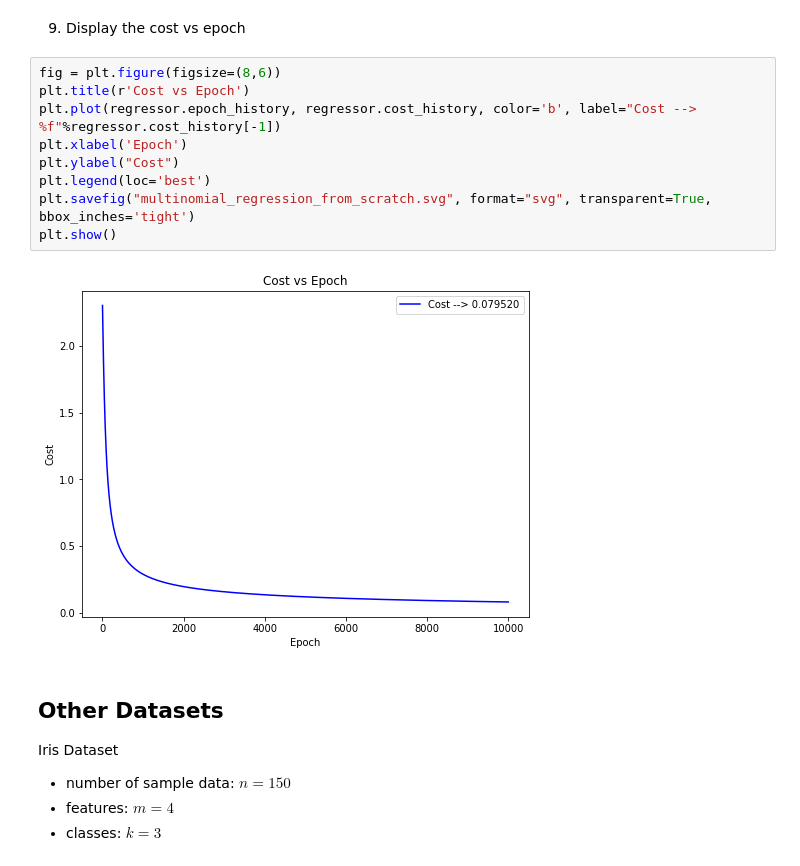
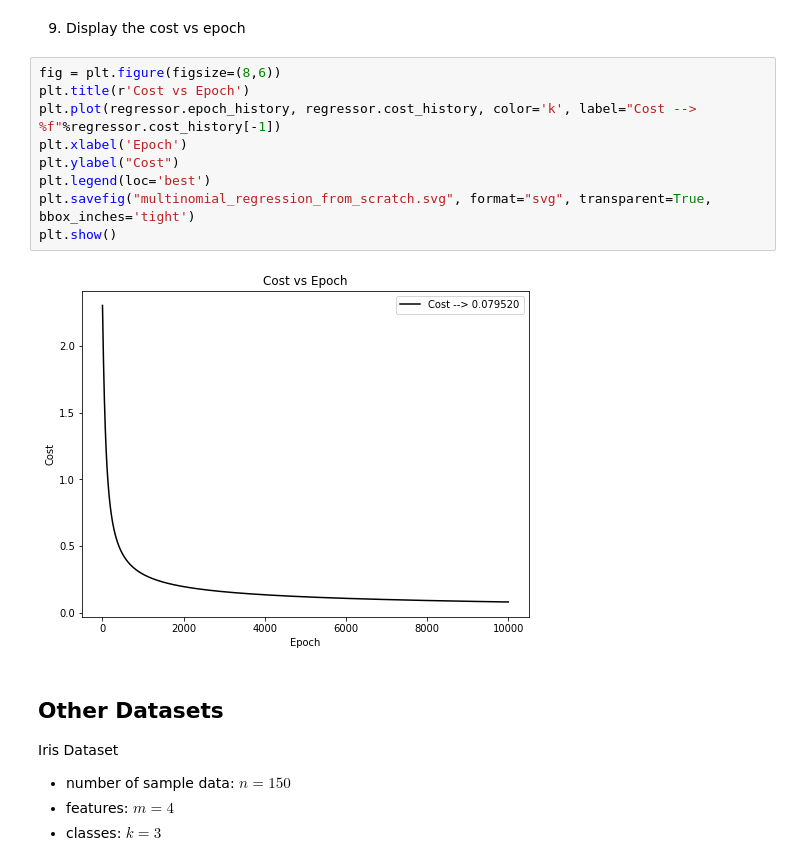
Before and after one commit to jchen8000/MLDLWithPython, a Jupyter notebook: 4_03_Multinomial_Logistic_Regression/MLR_Algorithm_Implementation.ipynb, the cells around one changed output. Cells and saved outputs as stored; diff of their text form.

```diff
--- a/4_03_Multinomial_Logistic_Regression/MLR_Algorithm_Implementation.ipynb
+++ b/4_03_Multinomial_Logistic_Regression/MLR_Algorithm_Implementation.ipynb
@@ -204,14 +204,14 @@ plt.show()
 # %%
 fig = plt.figure(figsize=(8,6))
 plt.title(r'Cost vs Epoch')
-plt.plot(regressor.epoch_history, regressor.cost_history, color='b', label="Cost --> %f"%regressor.cost_history[-1])
+plt.plot(regressor.epoch_history, regressor.cost_history, color='k', label="Cost --> %f"%regressor.cost_history[-1])
 plt.xlabel('Epoch')
 plt.ylabel("Cost")
 plt.legend(loc='best')
 plt.savefig("multinomial_regression_from_scratch.svg", format="svg", transparent=True, bbox_inches='tight')
 plt.show()
 # %% [output]
-[figure, old version]
+[figure, new version]
 # %% [markdown]
 ## Other Datasets
 
```
Also changed, not shown: parts of 3 cells of this notebook.
